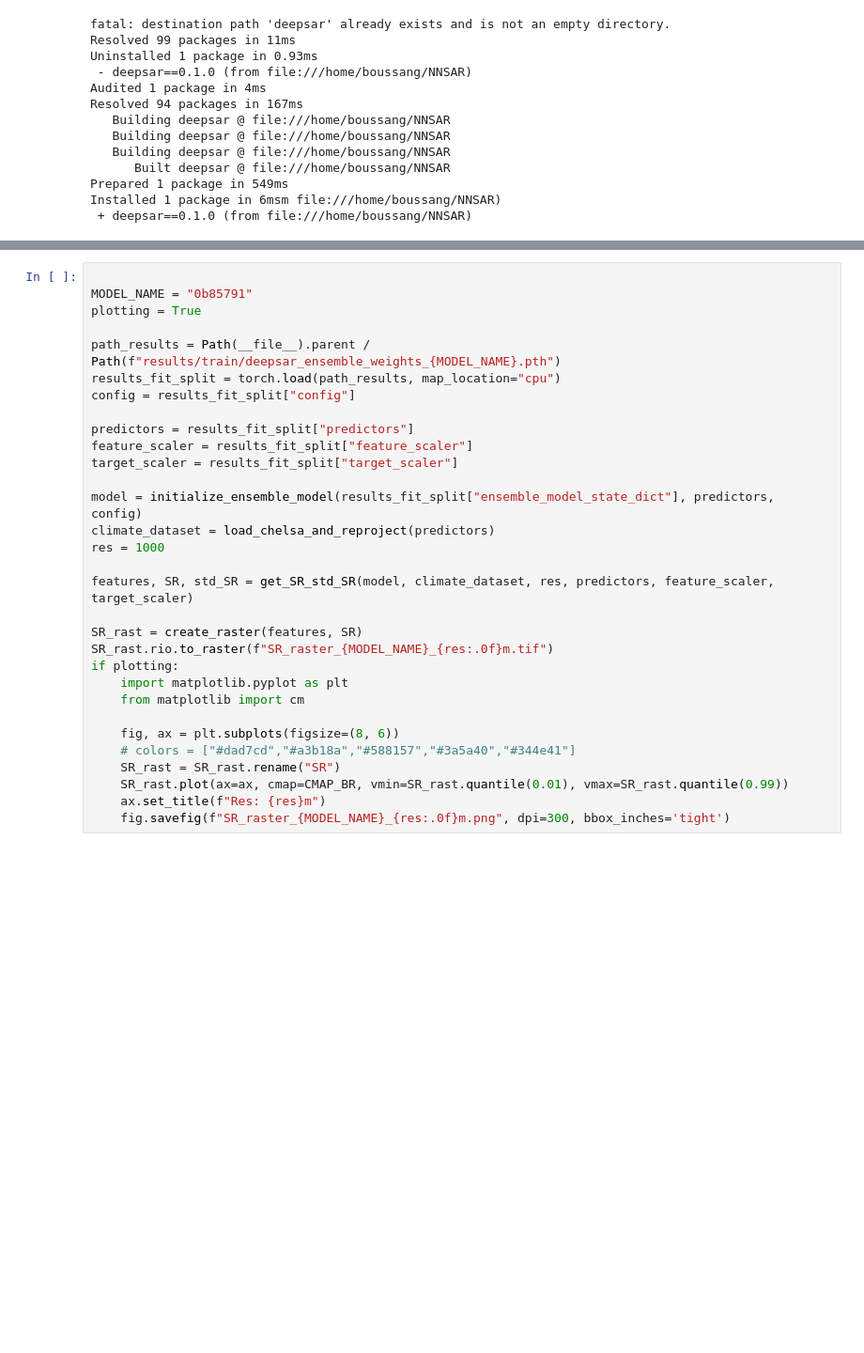
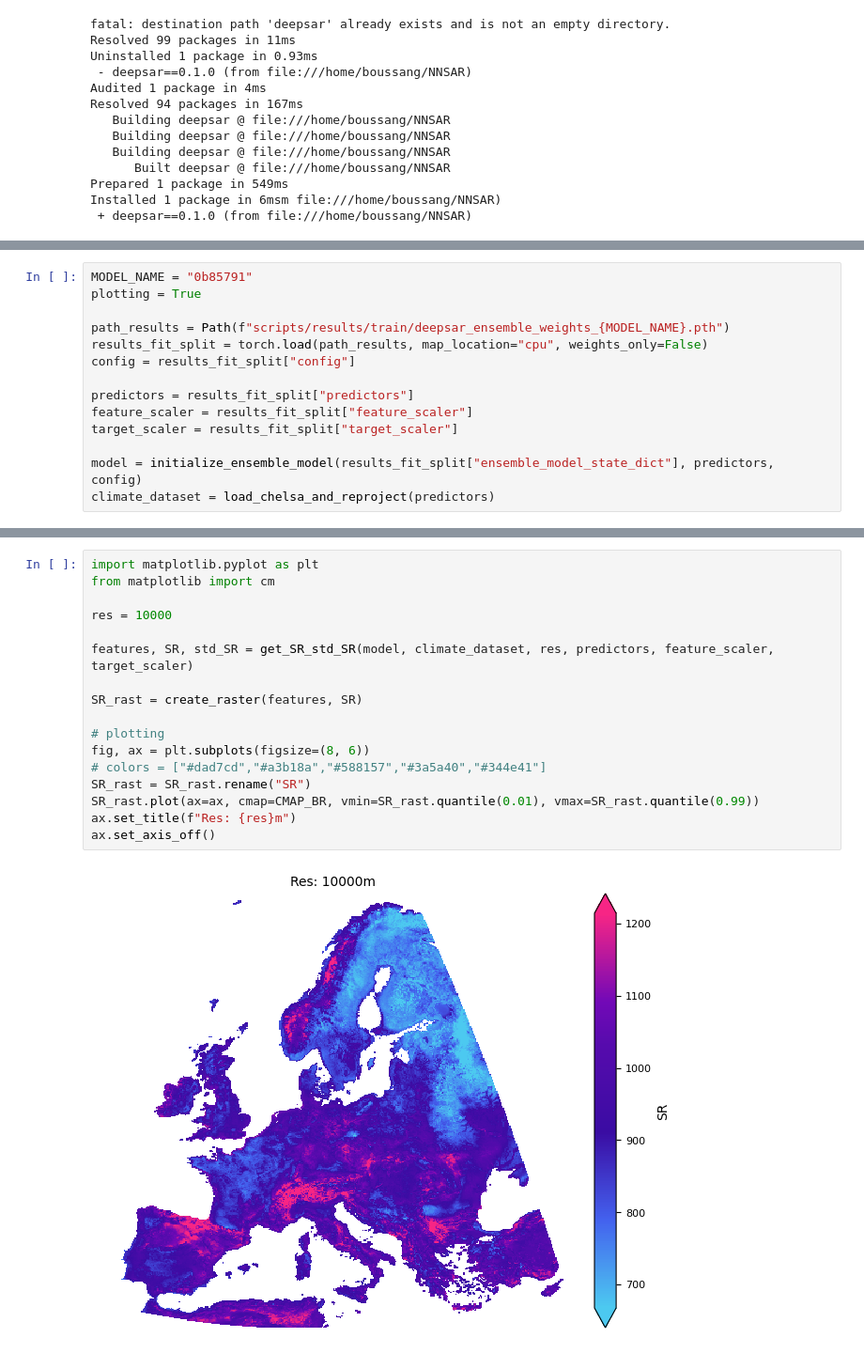
Before and after one commit to vboussange/DeepSAR, a Jupyter notebook: deepsar_demo.ipynb, the cells around one changed output, grey strips where cells are left out. Shown at 94% size. Saved outputs shown, nothing was run; the diff lists cells and outputs as text; blank space fills up the shorter version.

```diff
--- a/deepsar_demo.ipynb
+++ b/deepsar_demo.ipynb
@@ -125,0 +128,14 @@ ModuleNotFoundError: No module named 'train'
+# %%
+MODEL_NAME = "0b85791"
+plotting = True
+
+path_results = Path(f"scripts/results/train/deepsar_ensemble_weights_{MODEL_NAME}.pth")
+results_fit_split = torch.load(path_results, map_location="cpu", weights_only=False)
+config = results_fit_split["config"]
+
+predictors = results_fit_split["predictors"]
+feature_scaler = results_fit_split["feature_scaler"]
+target_scaler = results_fit_split["target_scaler"]
+
+model = initialize_ensemble_model(results_fit_split["ensemble_model_state_dict"], predictors, config)
+climate_dataset = load_chelsa_and_reproject(predictors)
@@ -126,31 +148,19 @@ ModuleNotFoundError: No module named 'train'
 # %%
+import matplotlib.pyplot as plt
+from matplotlib import cm
 
-MODEL_NAME = "0b85791"
-plotting = True
-
-path_results = Path(__file__).parent / Path(f"results/train/deepsar_ensemble_weights_{MODEL_NAME}.pth")
-results_fit_split = torch.load(path_results, map_location="cpu")
-config = results_fit_split["config"]
-
-predictors = results_fit_split["predictors"]
-feature_scaler = results_fit_split["feature_scaler"]
-target_scaler = results_fit_split["target_scaler"]
-
-model = initialize_ensemble_model(results_fit_split["ensemble_model_state_dict"], predictors, config)
-climate_dataset = load_chelsa_and_reproject(predictors)
-res = 1000
+res = 10000
 
 features, SR, std_SR = get_SR_std_SR(model, climate_dataset, res, predictors, feature_scaler, target_scaler)
 
 SR_rast = create_raster(features, SR)
-SR_rast.rio.to_raster(f"SR_raster_{MODEL_NAME}_{res:.0f}m.tif")
-if plotting:
-    import matplotlib.pyplot as plt
-    from matplotlib import cm
 
-    fig, ax = plt.subplots(figsize=(8, 6))
-    # colors = ["#dad7cd","#a3b18a","#588157","#3a5a40","#344e41"]
-    SR_rast = SR_rast.rename("SR")
-    SR_rast.plot(ax=ax, cmap=CMAP_BR, vmin=SR_rast.quantile(0.01), vmax=SR_rast.quantile(0.99))
-    ax.set_title(f"Res: {res}m")
-    fig.savefig(f"SR_raster_{MODEL_NAME}_{res:.0f}m.png", dpi=300, bbox_inches='tight')
+# plotting
+fig, ax = plt.subplots(figsize=(8, 6))
+# colors = ["#dad7cd","#a3b18a","#588157","#3a5a40","#344e41"]
+SR_rast = SR_rast.rename("SR")
+SR_rast.plot(ax=ax, cmap=CMAP_BR, vmin=SR_rast.quantile(0.01), vmax=SR_rast.quantile(0.99))
+ax.set_title(f"Res: {res}m")
+ax.set_axis_off()
+# %% [output]
+[figure, added]
```
Also changed, not shown: parts of 6 cells of this notebook.
